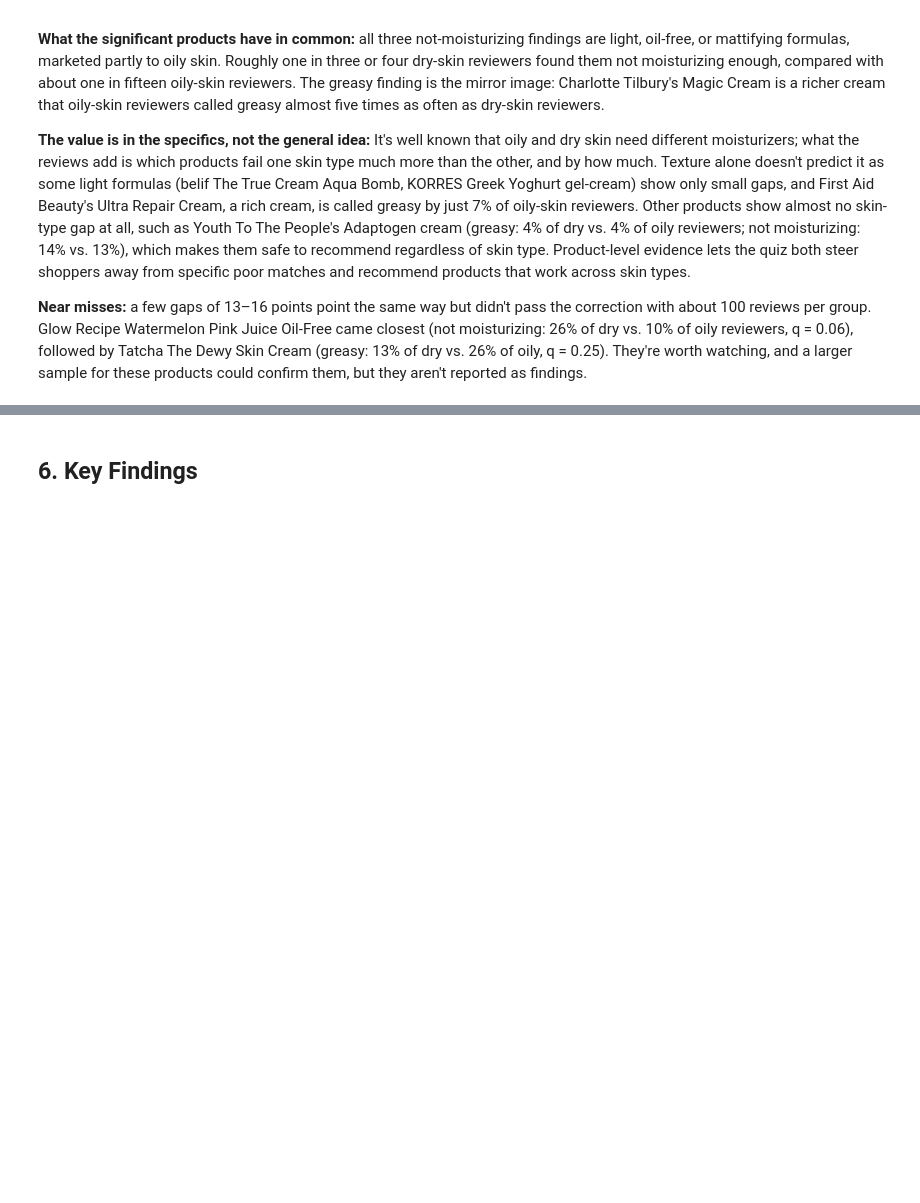
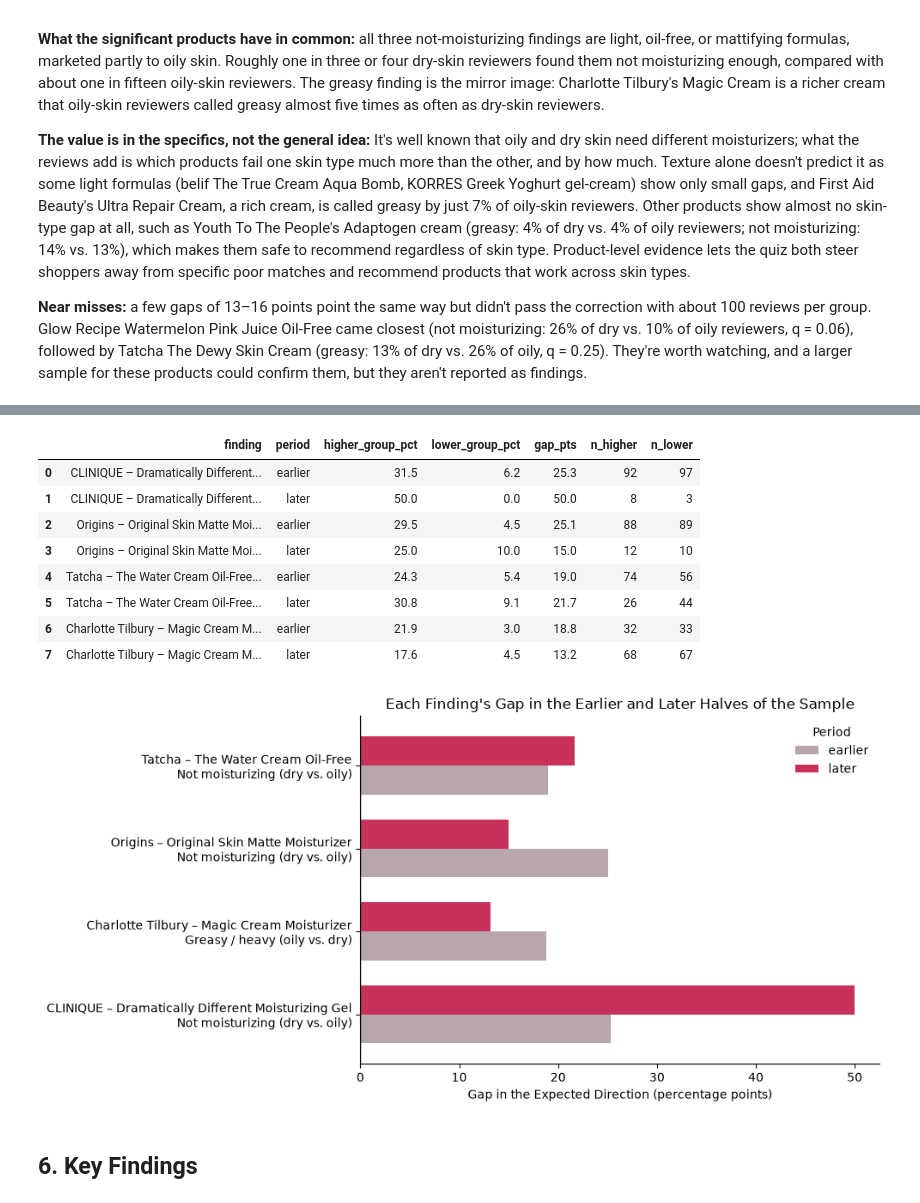
Before and after one commit to Neha-Ko/CDA-Course-Project, a Jupyter notebook: Notebooks/5_Final_Report.ipynb, the cells around one changed output, grey strips where cells are left out. Drawn from its saved outputs; the diff is of its cells as text; code cells hidden in the pictures; blank space fills up the shorter version.

```diff
--- a/Notebooks/5_Final_Report.ipynb
+++ b/Notebooks/5_Final_Report.ipynb
@@ -271,0 +279,16 @@ Breakouts: oily > dry in 13 of 20 products, 0 significant gaps
+# %%
+# Split the sample into earlier and later halves at the median review date
+cutoff = labeled["submission_time"].median()
+labeled["period"] = np.where(labeled["submission_time"] < cutoff, "earlier", "later")
+print(f"Cutoff date: {cutoff.date()}")
+for period, g in labeled.groupby("period"):
+    print(f"{period}: {len(g):,} reviews, "
+          f"{g['submission_time'].min().date()} to {g['submission_time'].max().date()}")
+
+# Pooled check: oily vs. dry complaint rates in each half, across all 20 products
+pooled_time = (labeled[labeled["skin_type"].isin(["dry", "oily"])]
+               .groupby(["period", "skin_type"])[["greasy_heavy", "not_moisturizing"]]
+               .mean().mul(100).round(1)
+               .rename(columns=CATEGORY_NAMES)
+               .unstack("skin_type"))
+display(pooled_time)
@@ -272,3 +304,47 @@ Breakouts: oily > dry in 13 of 20 products, 0 significant gaps
+# %%
+# Recompute each significant product-level gap in the earlier and later halves
+name_to_key = {v: k for k, v in CATEGORY_NAMES.items()}
+findings = gaps[gaps["significant"]]
+
+rows = []
+for _, f in findings.iterrows():
+    cat = name_to_key[f["complaint"]]
+    # Expected direction: oily higher for greasy, dry higher for not moisturizing
+    high, low = ("oily", "dry") if f["gap_pts"] > 0 else ("dry", "oily")
+    product_reviews = labeled[labeled["product_label"] == f["product"]]
+    for period in ["earlier", "later"]:
+        g = product_reviews[product_reviews["period"] == period]
+        hi, lo = g[g["skin_type"] == high][cat], g[g["skin_type"] == low][cat]
+        rows.append({"finding": f"{f['product']}\n{f['complaint']} ({high} vs. {low})",
+                     "period": period,
+                     f"higher_group_pct": hi.mean() * 100, "lower_group_pct": lo.mean() * 100,
+                     "gap_pts": (hi.mean() - lo.mean()) * 100,
+                     "n_higher": len(hi), "n_lower": len(lo)})
+time_check = pd.DataFrame(rows)
+display(time_check.round(1))
+
+# Gap in the expected direction for each finding, earlier vs. later half
+gap_chart = time_check.pivot(index="finding", columns="period", values="gap_pts")
+ax = gap_chart.plot(kind="barh", color=["#B7A6AB", "#C8325A"], figsize=(10, 5), width=0.7)
+ax.axvline(0, color="#1A1A1A", linewidth=1)
+ax.set_title("Each Finding's Gap in the Earlier and Later Halves of the Sample")
+ax.set_xlabel("Gap in the Expected Direction (percentage points)")
+ax.set_ylabel("")
+ax.legend(title="Period", frameon=False)
+ax.spines[["top", "right"]].set_visible(False)
+plt.tight_layout()
+plt.show()
+# %% [output]
+|  | finding | period | higher_group_pct | lower_group_pct | gap_pts | n_higher | n_lower |
+| 0 | CLINIQUE – Dramatically Different... | earlier | 31.5 | 6.2 | 25.3 | 92 | 97 |
+| 1 | CLINIQUE – Dramatically Different... | later | 50.0 | 0.0 | 50.0 | 8 | 3 |
+| 2 | Origins – Original Skin Matte Moi... | earlier | 29.5 | 4.5 | 25.1 | 88 | 89 |
+| 3 | Origins – Original Skin Matte Moi... | later | 25.0 | 10.0 | 15.0 | 12 | 10 |
+| 4 | Tatcha – The Water Cream Oil-Free... | earlier | 24.3 | 5.4 | 19.0 | 74 | 56 |
+| 5 | Tatcha – The Water Cream Oil-Free... | later | 30.8 | 9.1 | 21.7 | 26 | 44 |
+| 6 | Charlotte Tilbury – Magic Cream M... | earlier | 21.9 | 3.0 | 18.8 | 32 | 33 |
+| 7 | Charlotte Tilbury – Magic Cream M... | later | 17.6 | 4.5 | 13.2 | 68 | 67 |
+[figure, added]
 # %% [markdown]
   ## 6. Key Findings
 # %% [markdown]
```
Also changed, not shown: parts of 7 cells of this notebook.
